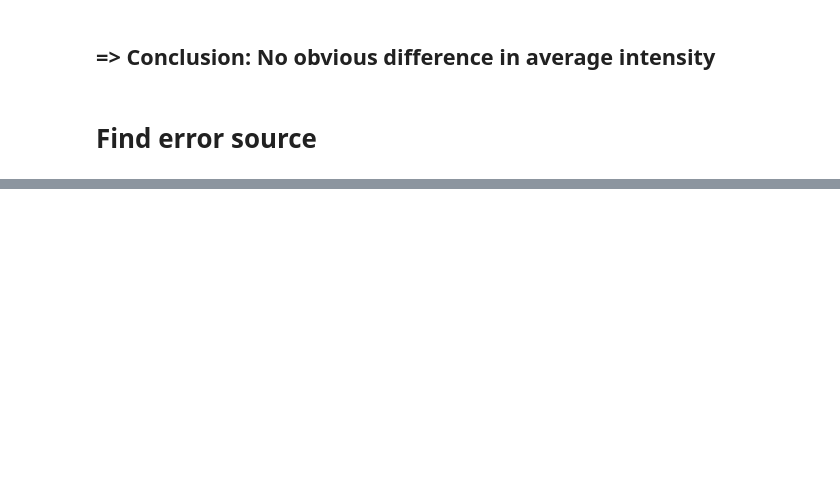
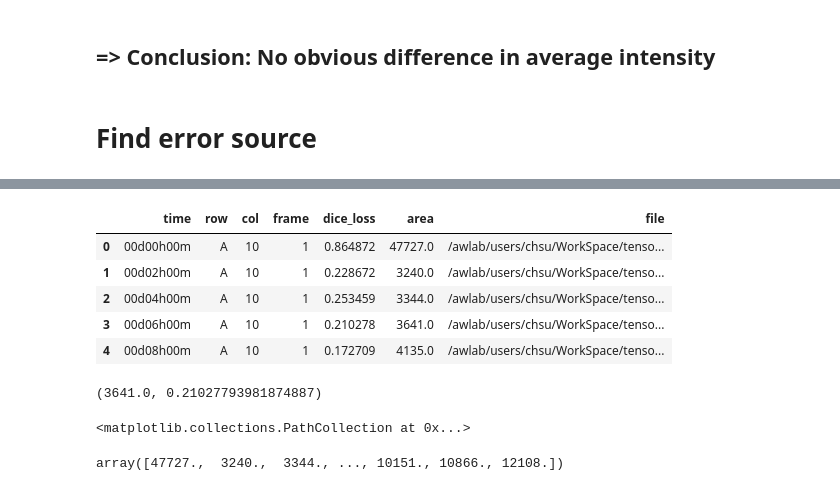
Before and after one commit to chienhsiang/tensorflow, a Jupyter notebook: segmentation/code/jupyter_notebooks/results_analysis.ipynb, the cells around one changed output, grey strips where cells are left out. Saved outputs shown, nothing was run; the diff lists cells and outputs as text; code cells hidden in the pictures; blank space fills up the shorter version.

```diff
--- a/segmentation/code/jupyter_notebooks/results_analysis.ipynb
+++ b/segmentation/code/jupyter_notebooks/results_analysis.ipynb
@@ -19,6 +19,7 @@ model_name = 'incucyte_nuc_weighted_bce'
 img_dir = os.path.join(data_root, exp_name, 'images')
 y_true_dir = os.path.join(data_root, exp_name, 'masks')
 y_pred_dir = os.path.join(result_root, model_name, exp_name, 'predictions')
+overlay_dir = os.path.join(result_root, model_name, exp_name, 'overlay_ans')
 
 file_type = '*.png'
 filter_pattern = None
@@ -107,0 +57,36 @@ for i, f in enumerate(file_paths):
+# %%
+from multiprocessing import Pool
+import time
+
+n_workers = 200
+n_tasks = len(y_pred_paths)
+
+def get_dl_area(path_pair):
+    """path_pair: (y_true_path, y_pred_path)"""
+    y_pred = cv2.imread(path_pair[1])[...,0] / 255.
+    y_pred = np.float64(y_pred > 0.5)
+
+    y_true = cv2.imread(path_pair[0])[...,0] / 255.
+    y_true = cv2.resize(y_true, (y_pred.shape[1], y_pred.shape[0]))
+
+    DL = dice_loss(y_true, y_pred)
+    area = y_pred.sum()
+    fname = os.path.basename(path_pair[1])
+
+    return DL, area, fname
+
+path_pairs = zip(y_true_paths, y_pred_paths)
+
+print("Calculating dice loss...")
+start = time.time()
+with Pool(n_workers) as p:
+#     DL, area, file_names = zip(*p.map(get_dl_area, path_pairs))
+    results = []
+    for i, r in enumerate(p.imap(get_dl_area, path_pairs), 1):
+        results.append(r)
+        print("  Done {}/{}".format(i, n_tasks), end='\r')
+
+DL, area, file_names = zip(*results)
+del results
+
+print("Done (Time elapsed: {}s)".format(int(time.time() - start)))
@@ -108,11 +96,18 @@ for i, f in enumerate(file_paths):
 # %%
 # Get well, column, row, frame, time from file name
-file_names = [os.path.basename(f) for f in file_paths]
 pattern = re.compile('_(?P<row>[A-Z])(?P<col>\d+)_(?P<frame>\d)_(?P<time>.*)\.png$')
 metadata = [pattern.search(f).groupdict() for f in file_names]
 # %%
 df = pd.DataFrame(metadata)
-df['diff'] = diff
-df['file'] = file_paths
-df = df[['time', 'row', 'col', 'frame', 'diff', 'file']]
+df['dice_loss'] = DL
+df['area'] = area
+df['file'] = [os.path.join(overlay_dir, f) for f in file_names]
+df = df[['time', 'row', 'col', 'frame', 'dice_loss', 'area', 'file']]
 df.head()
+# %% [output]
+|  | time | row | col | frame | dice_loss | area | file |
+| 0 | 00d00h00m | A | 10 | 1 | 0.864872 | 47727.0 | /awlab/users/chsu/WorkSpace/tenso... |
+| 1 | 00d02h00m | A | 10 | 1 | 0.228672 | 3240.0 | /awlab/users/chsu/WorkSpace/tenso... |
+| 2 | 00d04h00m | A | 10 | 1 | 0.253459 | 3344.0 | /awlab/users/chsu/WorkSpace/tenso... |
+| 3 | 00d06h00m | A | 10 | 1 | 0.210278 | 3641.0 | /awlab/users/chsu/WorkSpace/tenso... |
+| 4 | 00d08h00m | A | 10 | 1 | 0.172709 | 4135.0 | /awlab/users/chsu/WorkSpace/tenso... |
@@ -121,0 +114,12 @@ df.head()
+# %%
+tuple(sc.get_offsets()[3])
+# %% [output]
+(3641.0, 0.21027793981874887)
+# %%
+ax.collections[0].ge
+# %% [output]
+<matplotlib.collections.PathCollection at 0x...>
+# %%
+pos[0]
+# %% [output]
+array([47727.,  3240.,  3344., ..., 10151., 10866., 12108.])
```
Also changed, not shown: parts of 14 cells of this notebook, 1 other file.
